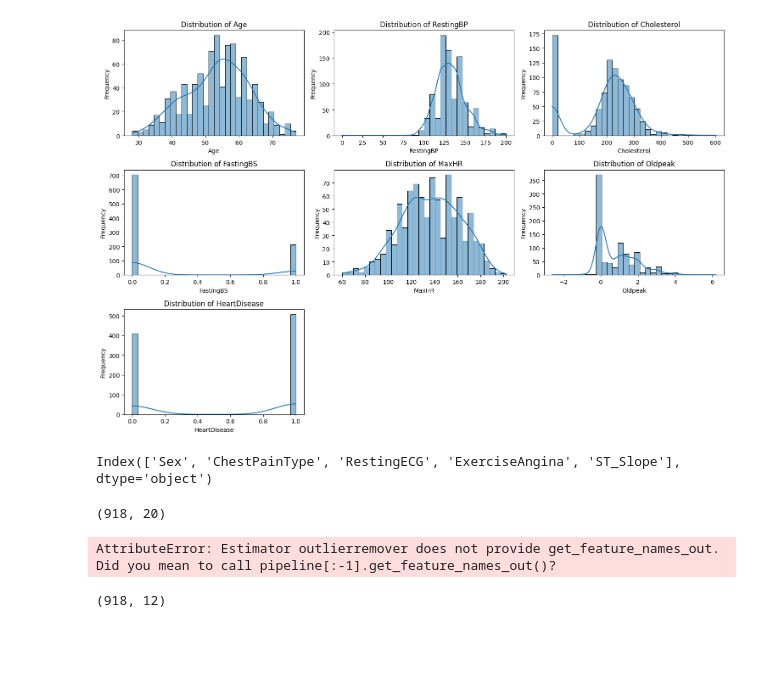
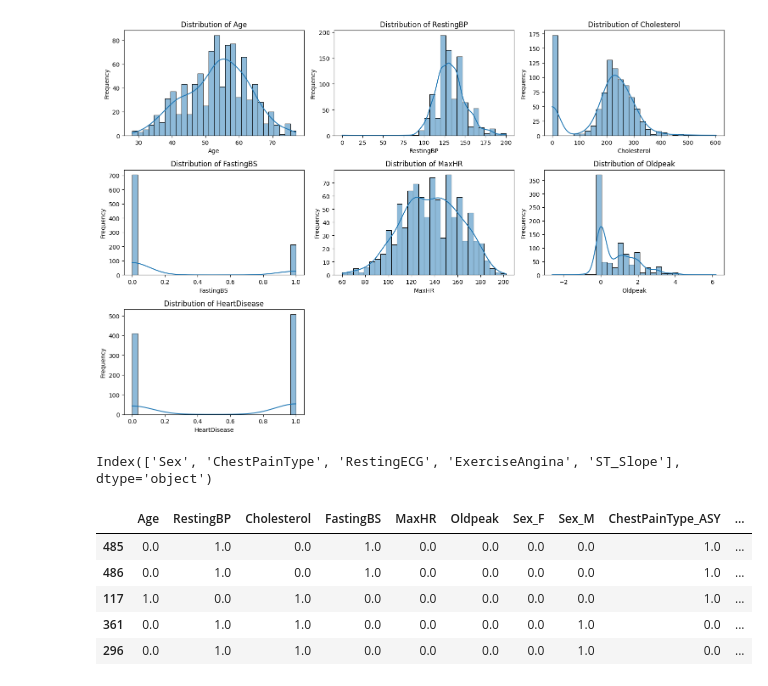
Before and after one commit to MorawoLekanDavid/ML_projects, a Jupyter notebook: heartDisease.ipynb, the cells around one changed output. Saved outputs shown, nothing was run; the diff lists cells and outputs as text; code cells hidden in the pictures; blank space fills up the shorter version.

```diff
--- a/heartDisease.ipynb
+++ b/heartDisease.ipynb
@@ -243,8 +244,7 @@ from sklearn.compose import ColumnTransformer
 from sklearn.preprocessing import OneHotEncoder
 
 cat_columns = df.select_dtypes(include=['object']).columns
-num_col = df.select_dtypes(include=['int64','float64']).columns
-num_columns = num_col.drop('HeartDisease', errors = 'ignore')
+num_columns = df.select_dtypes(include=['int64','float64']).columns.drop('HeartDisease', errors = 'ignore')
 preprocessor = ColumnTransformer(
     transformers= [
     ('cat', cat_pipeline, cat_columns),
@@ -252,19 +252,20 @@ preprocessor = ColumnTransformer(
   ]
 )
 X_train_encoded = preprocessor.fit_transform(X_train)
-X_train_encoded.shape
-# %% [output]
-(918, 20)
-# %%
-# extra code – shows that we can get a DataFrame out if we want
-housing_prepared_fr = pd.DataFrame(
-    X_train_encoded,
-    columns=preprocessor.get_feature_names_out(),
-    index=df.index)
-housing_prepared_fr.head(2)
-# %% [output]
-AttributeError: Estimator outlierremover does not provide get_feature_names_out. Did you mean to call pipeline[:-1].get_feature_names_out()?
-# %%
-df.shape
-# %% [output]
-(918, 12)
+# %%
+num_feature_names = num_columns
+cat_feature_names = preprocessor.named_transformers_['cat'].named_steps['onehotencoder'].get_feature_names_out(cat_columns)
+all_feature_names = np.concatenate([num_feature_names, cat_feature_names])
+
+# Creating the DataFrame
+df_encoded = pd.DataFrame(X_train_encoded, columns=all_feature_names, index=X_train.index)
+
+# Check the transformed DataFrame
+df_encoded.head()
+# %% [output]
+|  | Age | RestingBP | Cholesterol | FastingBS | MaxHR | Oldpeak | Sex_F | Sex_M | ChestPainType_ASY | ... |
+| 485 | 0.0 | 1.0 | 0.0 | 1.0 | 0.0 | 0.0 | 0.0 | 0.0 | 1.0 | ... |
+| 486 | 0.0 | 1.0 | 0.0 | 1.0 | 0.0 | 0.0 | 0.0 | 0.0 | 1.0 | ... |
+| 117 | 1.0 | 0.0 | 1.0 | 0.0 | 0.0 | 0.0 | 0.0 | 0.0 | 1.0 | ... |
+| 361 | 0.0 | 1.0 | 1.0 | 0.0 | 0.0 | 0.0 | 0.0 | 1.0 | 0.0 | ... |
+| 296 | 0.0 | 1.0 | 1.0 | 0.0 | 0.0 | 0.0 | 0.0 | 1.0 | 0.0 | ... |
```
Also changed, not shown: parts of 1 cell of this notebook.
